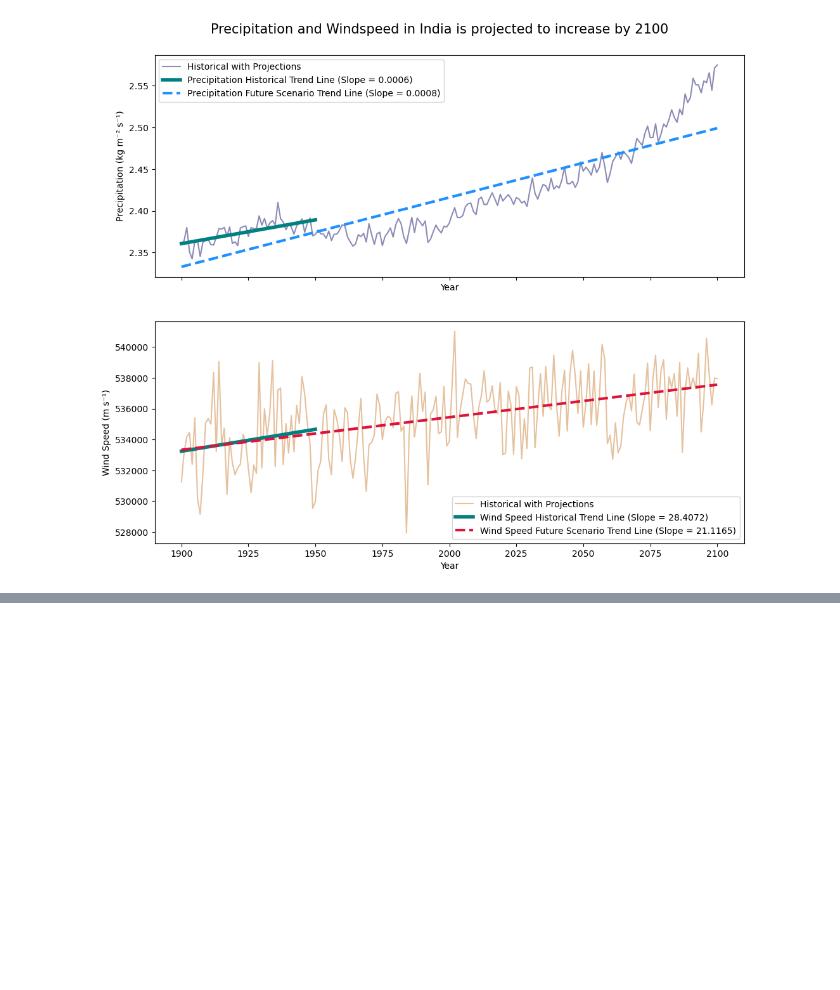
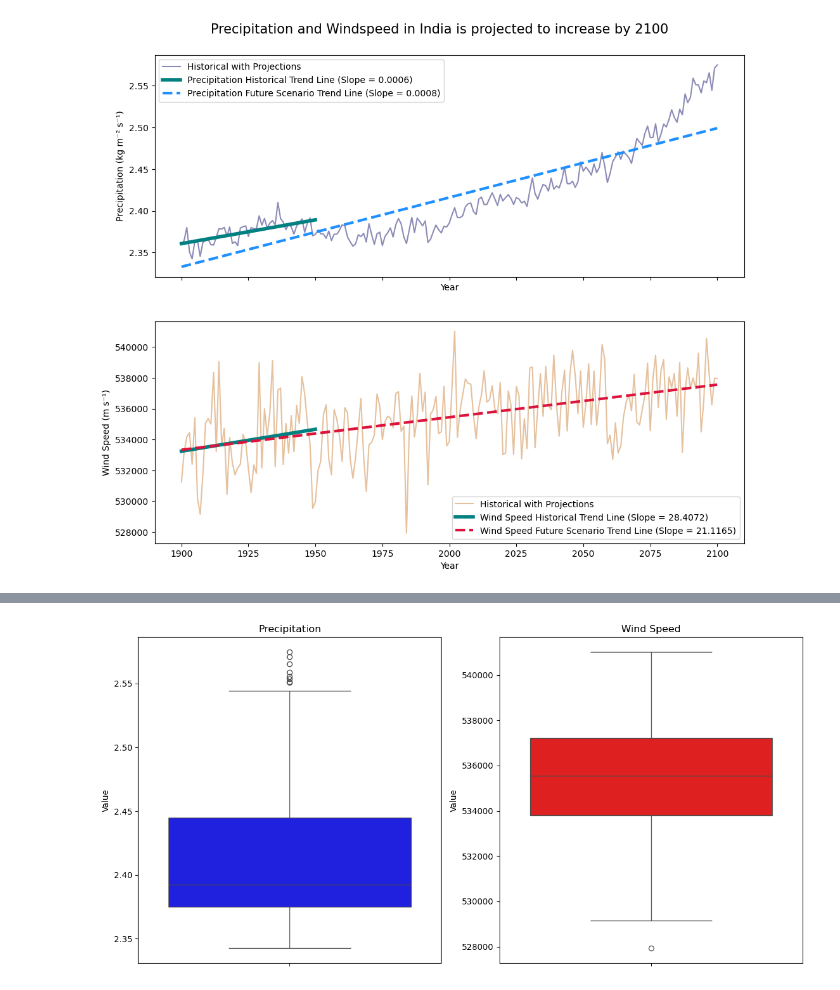
Before and after one commit to silkieMoth/eds_296_climate-modeling_final_proj, a Jupyter notebook: indian_monsoons.ipynb, the cells around one changed output, grey strips where cells are left out. Cells and saved outputs as stored; diff of their text form; code cells hidden in the pictures; blank space fills up the shorter version.

```diff
--- a/indian_monsoons.ipynb
+++ b/indian_monsoons.ipynb
@@ -239,0 +245,8 @@ visualize_model(
+# %%
+# Convert to a series
+precip_series = sim_mean_precip.to_series()
+wind_series = sim_mean_wind.to_series()
+
+# Align both series by the index, year
+combined = pd.concat([precip_series, wind_series], axis = 1).dropna()
+combined.columns = ['precip', 'wind']
@@ -239,0 +290,21 @@ visualize_model(
+# %%
+# Look at the distribution of the two variables' data
+fig, axes = plt.subplots(1, 2, figsize =( 12, 6))
+
+# Boxplot for Precipitation
+sns.boxplot(y = precip_series, ax = axes[0], color = 'blue')
+axes[0].set_title('Precipitation')
+axes[0].set_ylabel('Value')
+axes[0].set_xlabel('')
+
+# Boxplot for Wind Speed
+sns.boxplot(y = wind_series, ax = axes[1], color = 'red')
+axes[1].set_title('Wind Speed')
+axes[1].set_ylabel('Value')
+axes[1].set_xlabel('')
+
+# Display plots
+plt.tight_layout()
+plt.show()
+# %% [output]
+[figure, added]
```
Also changed, not shown: parts of 6 cells of this notebook.
